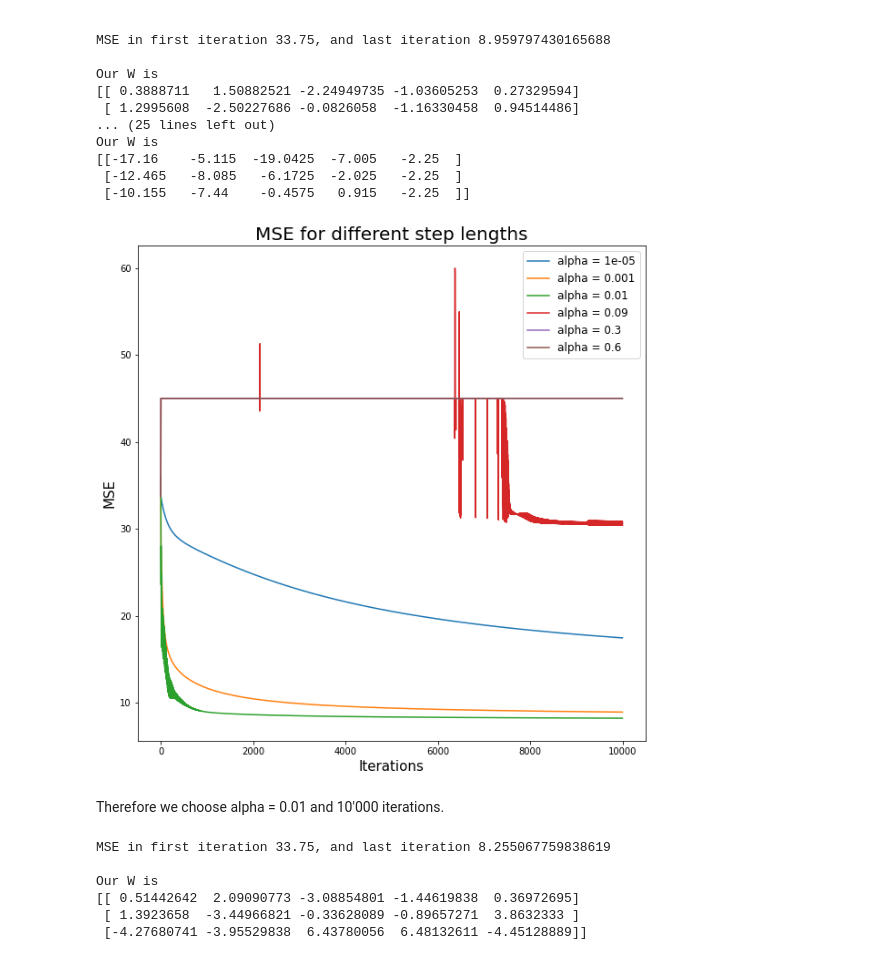
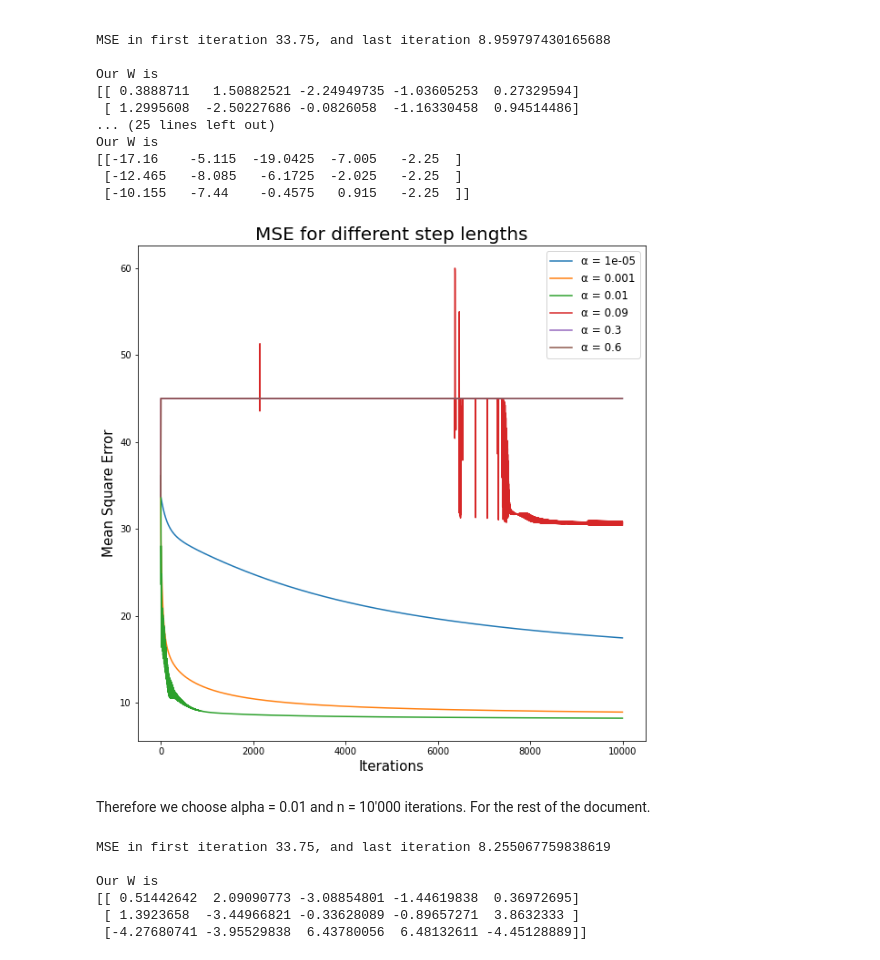
Before and after one commit to simon-cmyk/Classifier, a Jupyter notebook: Iris.ipynb, the cells around one changed output. Saved outputs shown, nothing was run; the diff lists cells and outputs as text; code cells hidden in the pictures.

```diff
--- a/Iris.ipynb
+++ b/Iris.ipynb
@@ -133,14 +132,14 @@ Our W is
 # %%
 plt.figure(figsize=(10, 10))
 for index ,MSEs in enumerate(MSEs_with_diff_step_lengths):
-    plt.plot(MSEs, label=f'alpha = {str(step_lengths[index])}')
+    plt.plot(MSEs, label=f'α = {str(step_lengths[index])}')
 plt.legend(fontsize=12)
 plt.title("MSE for different step lengths", fontsize=20)
 plt.xlabel('Iterations', fontsize=15)
-plt.ylabel('MSE', fontsize=15)
+plt.ylabel('Mean Square Error', fontsize=15)
 plt.savefig(f"svg_figures/MSEvsAlpha.svg")
 plt.show()
 # %% [output]
-[figure, old version]
+[figure, new version]
 # %% [markdown]
-Therefore we choose alpha = 0.01 and 10'000 iterations.
+Therefore we choose alpha = 0.01 and n = 10'000 iterations. For the rest of the document.
```
Also changed, not shown: parts of 11 cells of this notebook, 9 other files.
